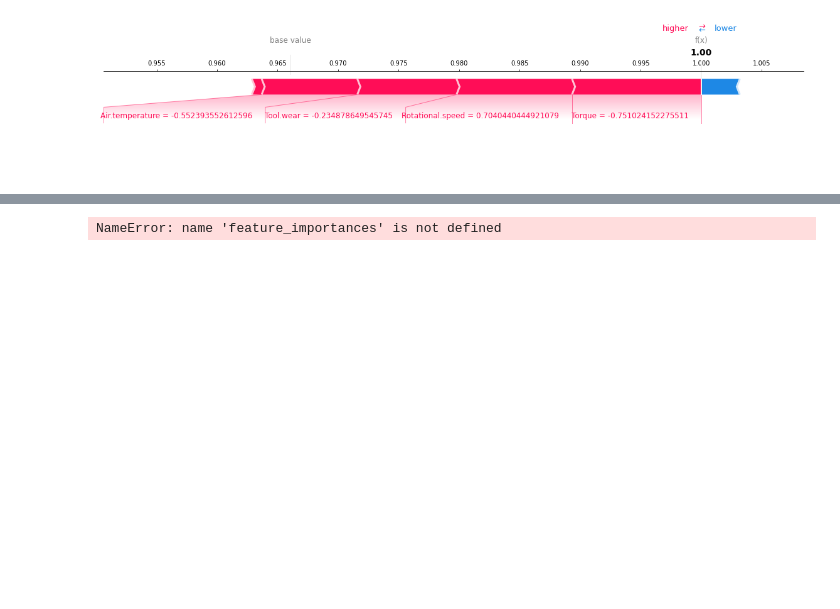
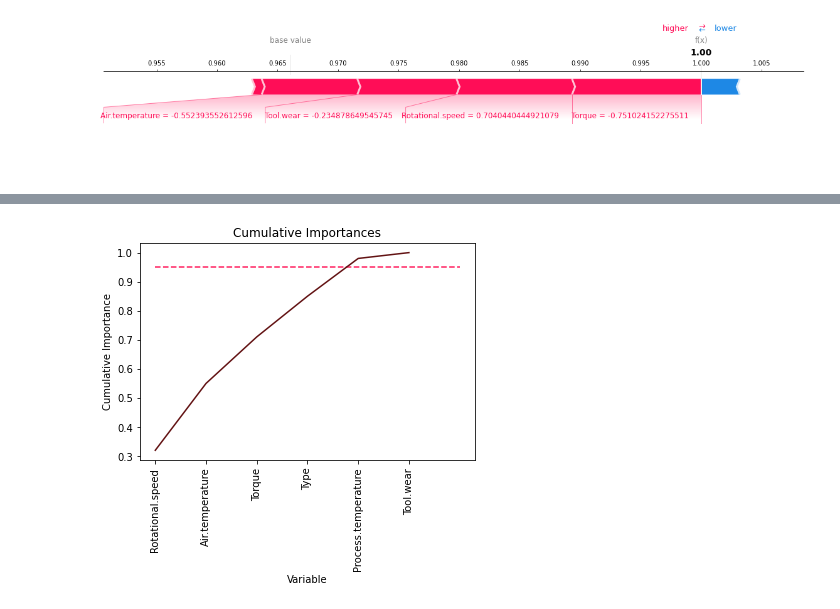
Before and after one commit to allysadallmann/Team-5-Group-Project, a Jupyter notebook: Random Forest Classification Model.ipynb, the cells around one changed output, grey strips where cells are left out. Saved outputs shown, nothing was run; the diff lists cells and outputs as text; code cells hidden in the pictures; blank space fills up the shorter version.

```diff
--- a/Random Forest Classification Model.ipynb
+++ b/Random Forest Classification Model.ipynb
@@ -117,3 +126,15 @@ True Class (if 1, Machine Failure, othewise No Machine Failure): 0
 Probability that this data point belong to class 0 = 1.00
 Base Probability for class 0 = 0.97
 [figure]
+# %%
+# Assign features
+features = df.drop(['UDI', 'Machine.failure'], axis = 1)
+feature_list = list(features.columns)
+# Get numerical feature importances
+importances = list(RFC.feature_importances_)
+# List of tuples with variable and importance
+feature_importances = [(feature, round(importance, 2)) for feature, importance in zip(feature_list, importances)]
+# Sort the feature importances by most important first
+feature_importances = sorted(feature_importances, key = lambda x: x[1], reverse = True)
+# Print out the feature and importances
+[print('Variable: {:20} Importance: {}'.format(*pair)) for pair in feature_importances]
@@ -120,16 +149,18 @@ Base Probability for class 0 = 0.97
 # %%
+# List features by importance
+x_values = list(range(len(importances)))
 # List of features sorted from most to least important
 sorted_importances = [importance[1] for importance in feature_importances]
 sorted_features = [importance[0] for importance in feature_importances]
 # Cumulative importances
 cumulative_importances = np.cumsum(sorted_importances)
 # Make a line graph
-plt.plot(x_values, cumulative_importances, 'g-')
+plt.plot(x_values, cumulative_importances, '#631314')
 # Draw line at 95% of importance retained
-plt.hlines(y = 0.95, xmin=0, xmax=len(sorted_importances), color = 'r', linestyles = 'dashed')
+plt.hlines(y = 0.95, xmin=0, xmax=len(sorted_importances), color = '#ff2261', linestyles = 'dashed')
 # Format x ticks and labels
 plt.xticks(x_values, sorted_features, rotation = 'vertical')
 # Axis labels and title
 plt.xlabel('Variable'); plt.ylabel('Cumulative Importance'); plt.title('Cumulative Importances');
 # %% [output]
-NameError: name 'feature_importances' is not defined
+[figure, added]
```
Also changed, not shown: parts of 4 cells of this notebook.
